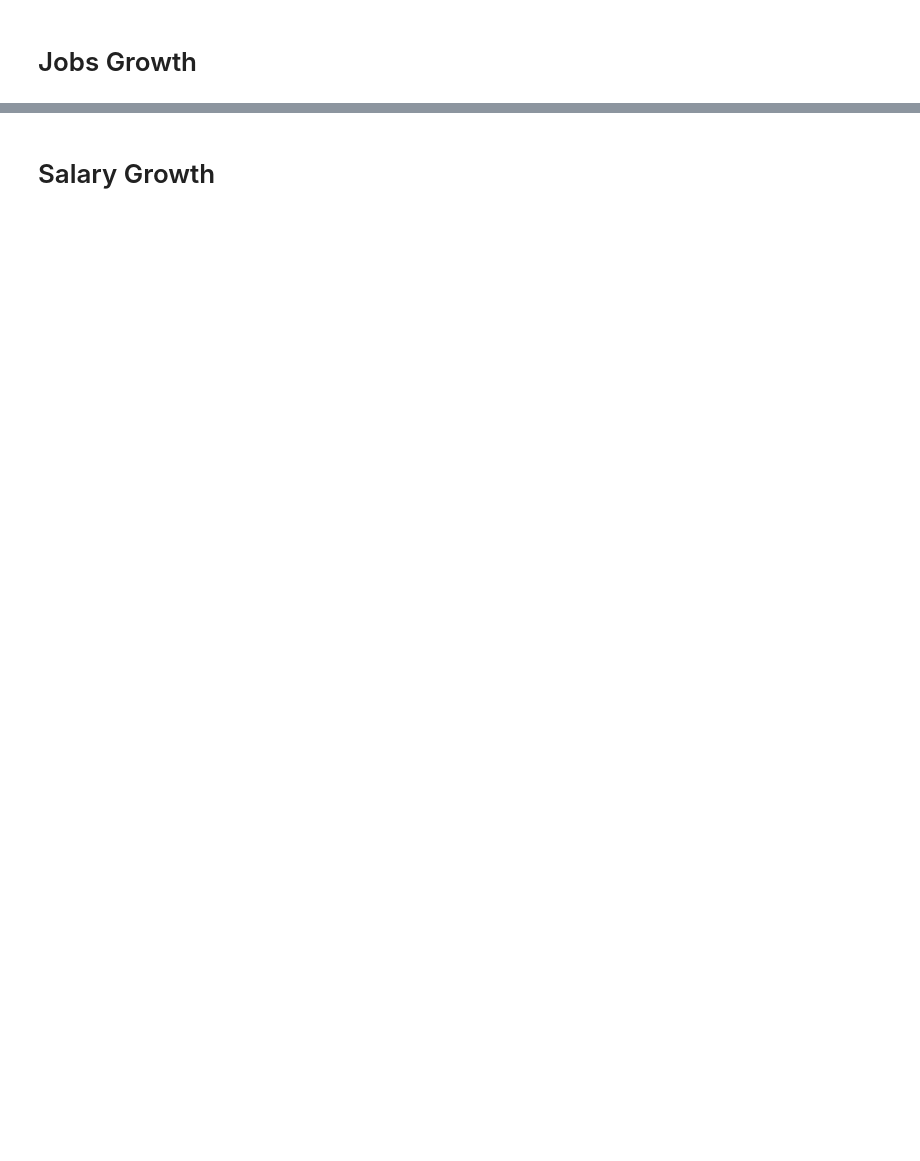
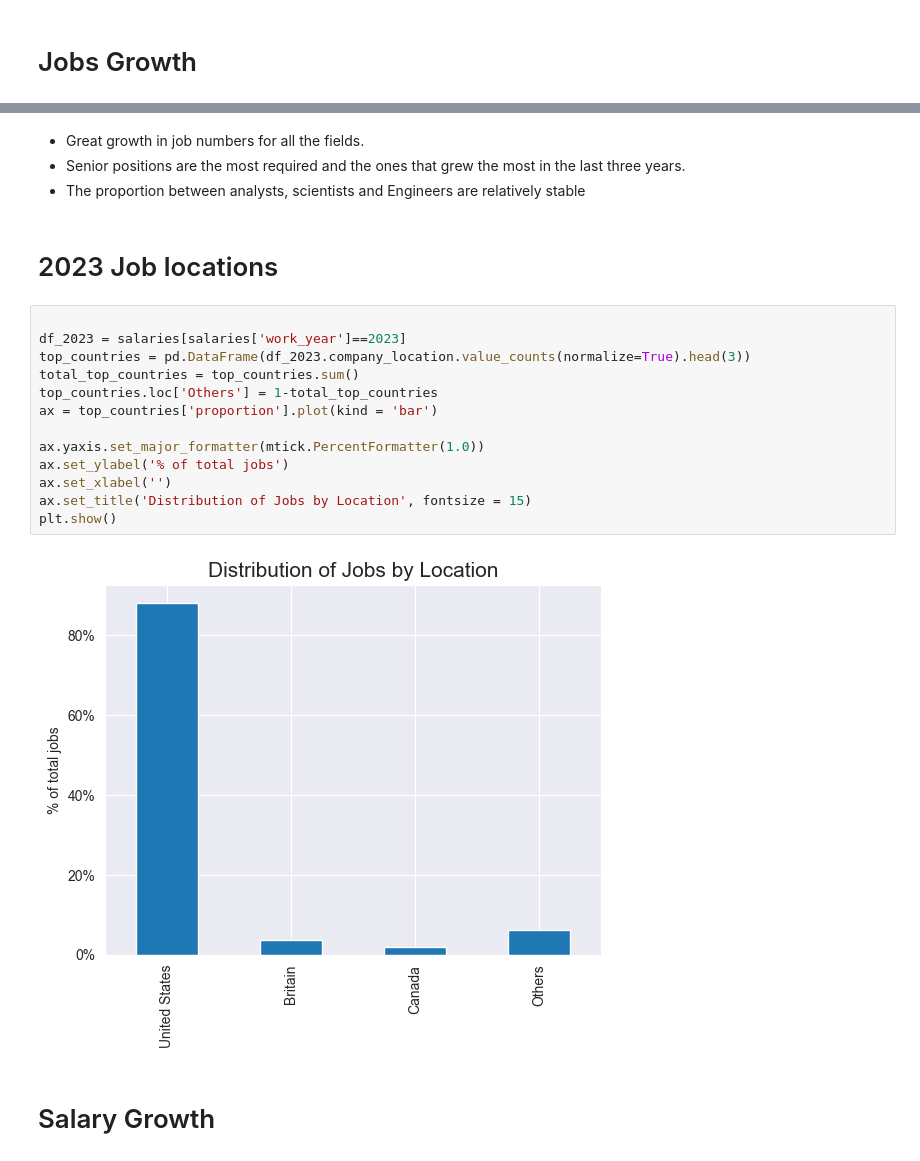
Before and after one commit to LucasGalanti/kaggle_data_science_salaries, a Jupyter notebook: ds_salaries.ipynb, the cells around one changed output, grey strips where cells are left out. Saved outputs shown, nothing was run; the diff lists cells and outputs as text; blank space fills up the shorter version.

```diff
--- a/ds_salaries.ipynb
+++ b/ds_salaries.ipynb
@@ -204,2 +311,23 @@ plt.show()
+# %% [markdown]
+- Great growth in job numbers for all the fields.
+- Senior positions are the most required and the ones that grew the most in the last three years.
+- The proportion between analysts, scientists and Engineers are relatively stable
+# %% [markdown]
+# 2023 Job locations
+# %%
+
+df_2023 = salaries[salaries['work_year']==2023]
+top_countries = pd.DataFrame(df_2023.company_location.value_counts(normalize=True).head(3))
+total_top_countries = top_countries.sum()
+top_countries.loc['Others'] = 1-total_top_countries
+ax = top_countries['proportion'].plot(kind = 'bar')
+
+ax.yaxis.set_major_formatter(mtick.PercentFormatter(1.0))
+ax.set_ylabel('% of total jobs')
+ax.set_xlabel('')
+ax.set_title('Distribution of Jobs by Location', fontsize = 15)
+plt.show()
+# %% [output]
+[figure, added]
 # %% [markdown]
 # Salary Growth
```
Also changed, not shown: parts of 29 cells of this notebook.
